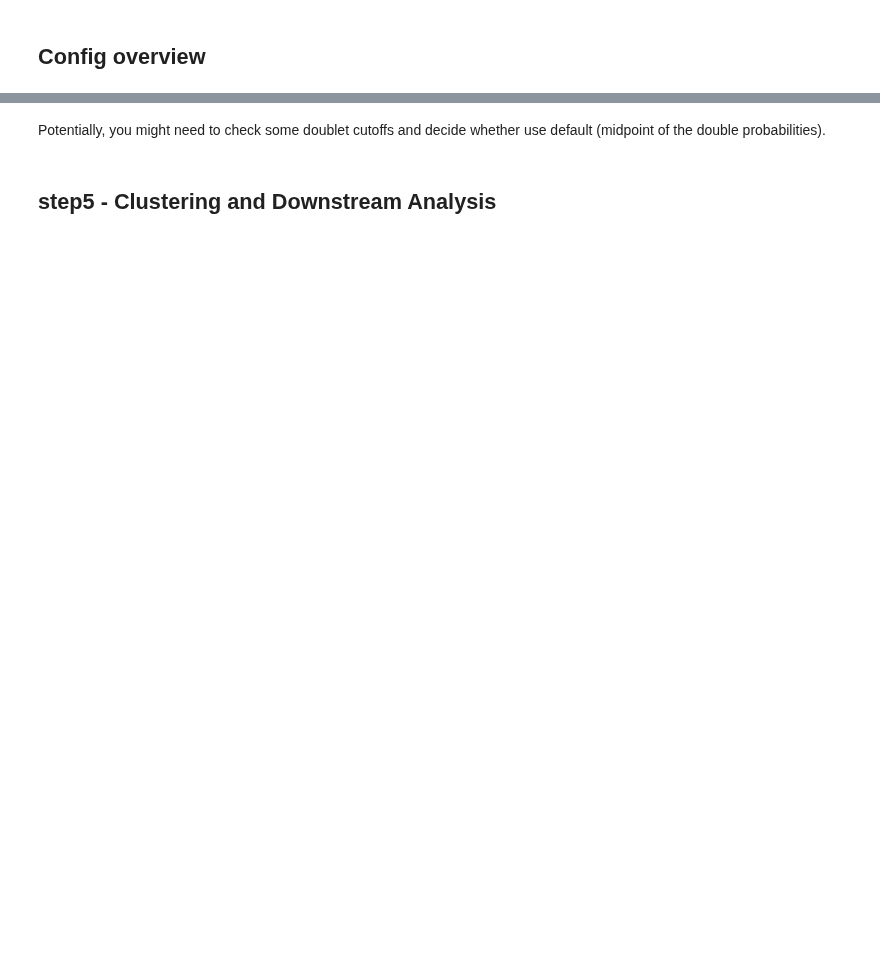
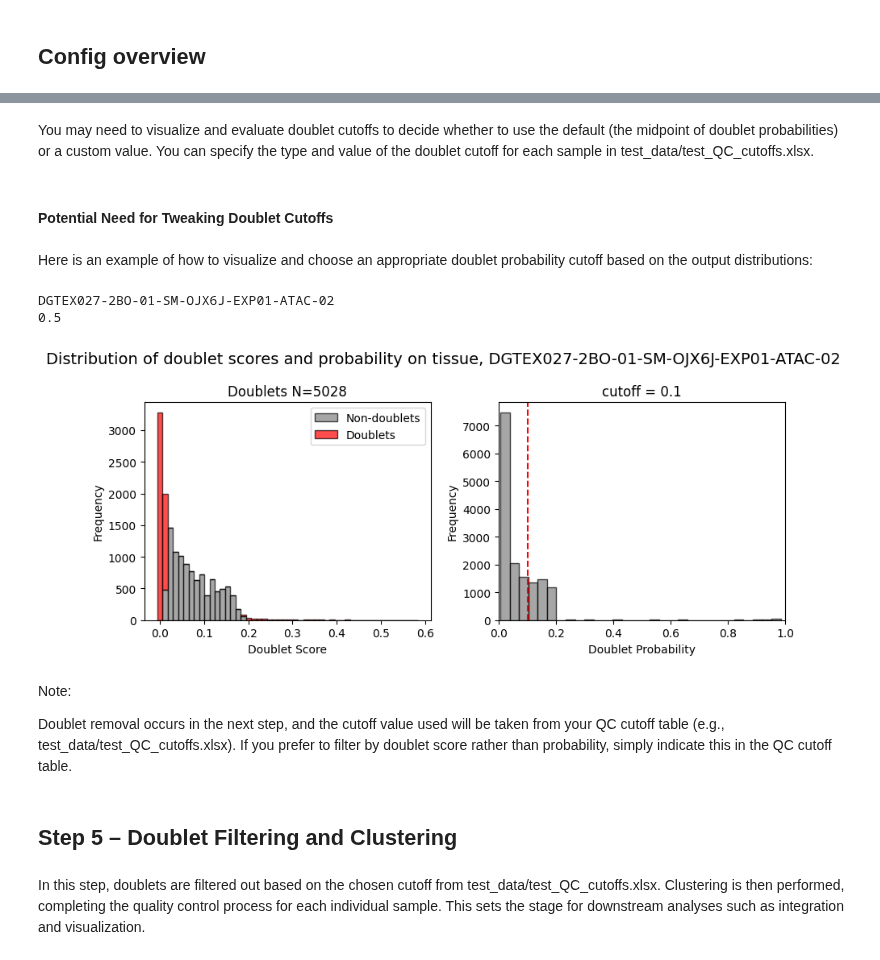
Before and after one commit to KailiBio/Multiomic-workflow, a Jupyter notebook: ATAC_QC/notebooks/ATAC_QC_demo.ipynb, the cells around one changed output, grey strips where cells are left out. Cells and saved outputs as stored; diff of their text form; code cells hidden in the pictures; blank space fills up the shorter version.

Commit message:
Update atac qc workflow

```diff
--- a/ATAC_QC/notebooks/ATAC_QC_demo.ipynb
+++ b/ATAC_QC/notebooks/ATAC_QC_demo.ipynb
@@ -72,6 +229,46 @@ Below will automatically run scripts/run_rmPCRchimeric_parallel.py for all sampl
 # %% [markdown]
-Potentially, you might need to check some doublet cutoffs and decide whether use default (midpoint of the double probabilities).
+You may need to visualize and evaluate doublet cutoffs to decide whether to use the default (the midpoint of doublet probabilities) or a custom value. You can specify the type and value of the doublet cutoff for each sample in test_data/test_QC_cutoffs.xlsx.
+# %% [markdown]
+#### Potential Need for Tweaking Doublet Cutoffs
+# %% [markdown]
+Here is an example of how to visualize and choose an appropriate doublet probability cutoff based on the output distributions:
+# %%
+# load data and show the default cutoffs
+import anndata as ad
+import pandas as pd
+
+runtag="demo_run"
+
+df = pd.read_csv('test_data/test_metatable.txt', sep='\t')
+fileID = df.iloc[0, 1]
+print(fileID)
+
+adata = ad.read_h5ad(os.path.join('test_output', 'atac_h5ad', f'{fileID}.processed.{runtag}.h5ad'))
+
+doublet_probability = adata.obs['doublet_probability']
+probability_midpoint = ((doublet_probability.max()+doublet_probability.min())/2).round(1)
+print(probability_midpoint)
+# %% [output]
+DGTEX027-2BO-01-SM-OJX6J-EXP01-ATAC-02
+0.5
+# %%
+# you can edit and give a certain value as probability_midpoint as cutoff to see how the distribution changes
+from atac_qc.atac_plots import plot_doublet_score_probability
+
+plot_doublet_score_probability(
+    adata.obs['doublet_score'], adata.obs['doublet_probability'], 0.1,
+    "tissue", fileID, show=True
+)
+# %% [output]
+[figure, added]
+# %% [markdown]
+Note:
+
+Doublet removal occurs in the next step, and the cutoff value used will be taken from your QC cutoff table (e.g., test_data/test_QC_cutoffs.xlsx).
+If you prefer to filter by doublet score rather than probability, simply indicate this in the QC cutoff table.
 # %% [markdown]
-## step5 - Clustering and Downstream Analysis
+## Step 5 – Doublet Filtering and Clustering
+# %% [markdown]
+In this step, doublets are filtered out based on the chosen cutoff from test_data/test_QC_cutoffs.xlsx. Clustering is then performed, completing the quality control process for each individual sample. This sets the stage for downstream analyses such as integration and visualization.
 # %%
 !python scripts/downstream_processing.py config/atac_qc_config.yaml demo_run
```
Also changed, not shown: parts of 47 cells of this notebook, 23 other files.
